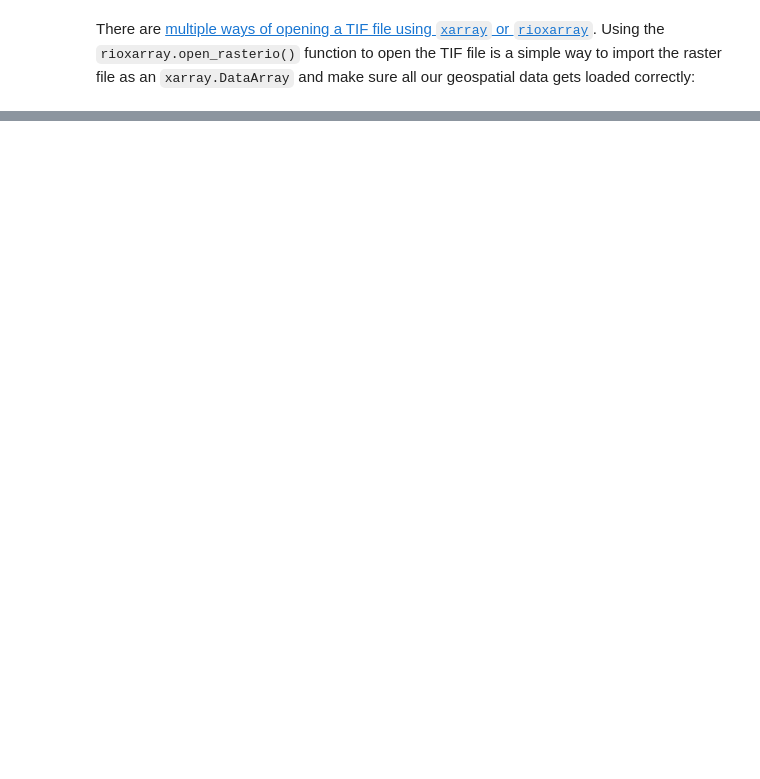
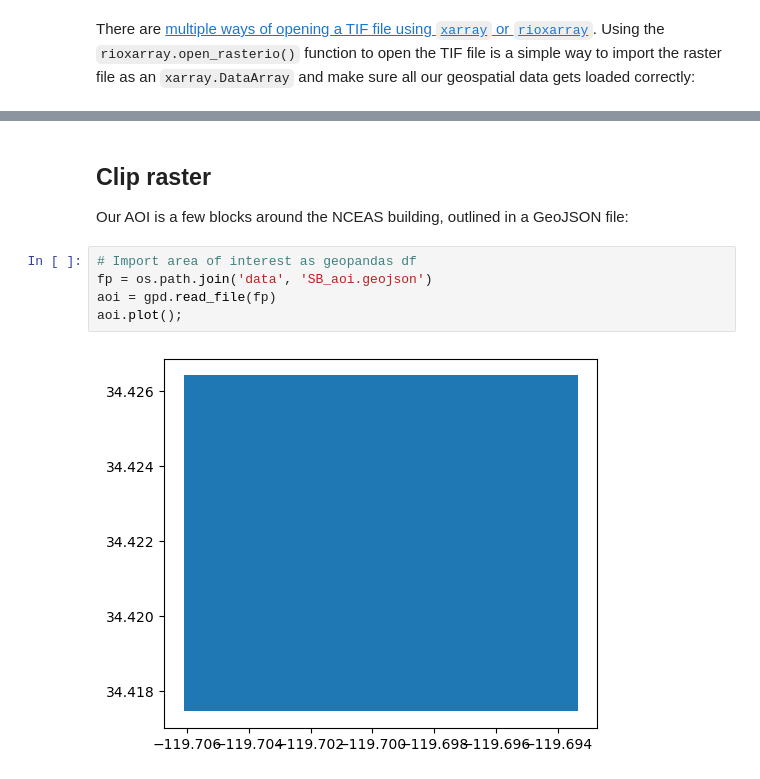
Before and after one commit to sarah-busby/eds220-in-class, a Jupyter notebook: week-8-rioxarray-STUDENTS.ipynb, the cells around one changed output, grey strips where cells are left out. Saved outputs shown, nothing was run; the diff lists cells and outputs as text; blank space fills up the shorter version.

```diff
--- a/week-8-rioxarray-STUDENTS.ipynb
+++ b/week-8-rioxarray-STUDENTS.ipynb
@@ -28,0 +151,11 @@ root = os.path.join('/',
+# %% [markdown]
+## Clip raster
+
+Our AOI is a few blocks around the NCEAS building, outlined in a GeoJSON file:
+# %%
+# Import area of interest as geopandas df
+fp = os.path.join('data', 'SB_aoi.geojson')
+aoi = gpd.read_file(fp)
+aoi.plot();
+# %% [output]
+[figure, added]
```
Also changed, not shown: parts of 25 cells of this notebook.
